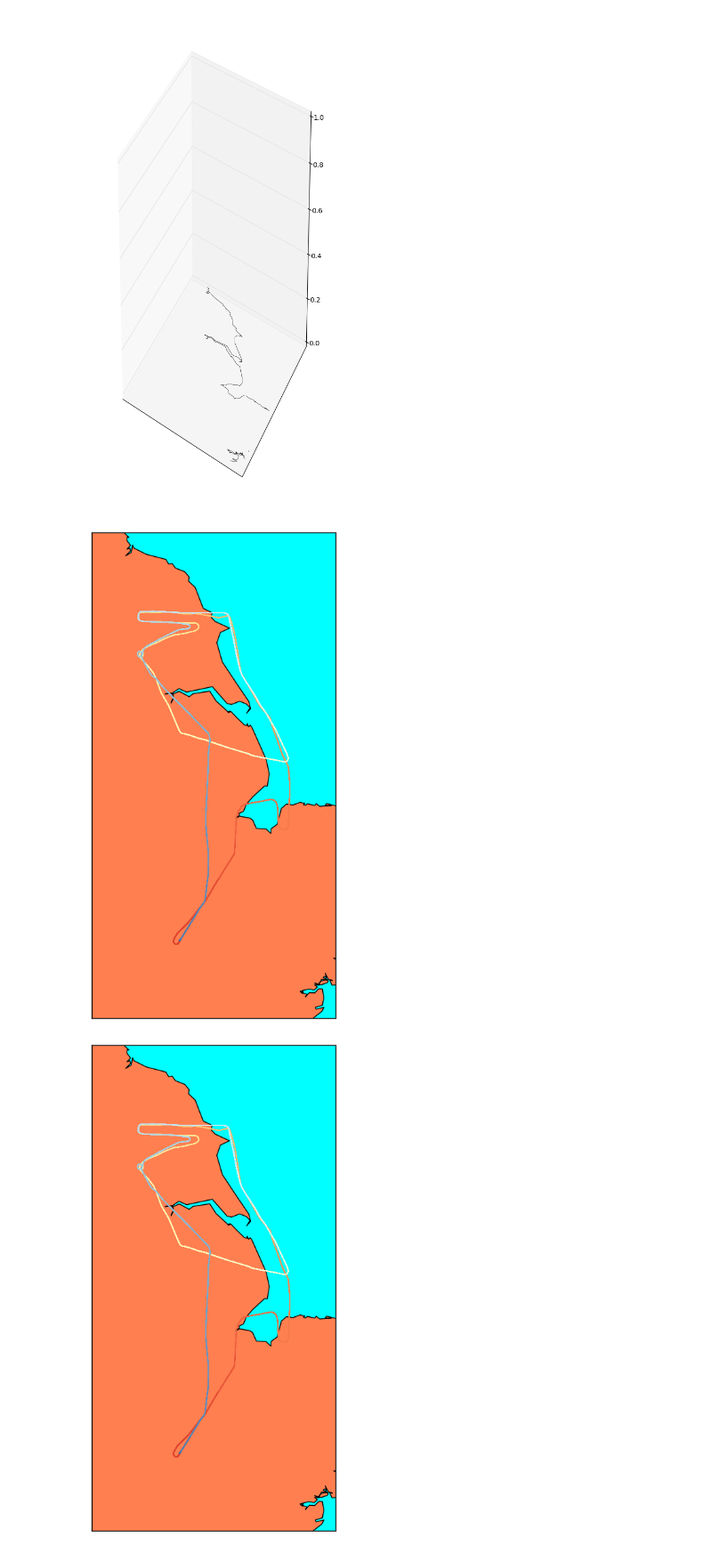
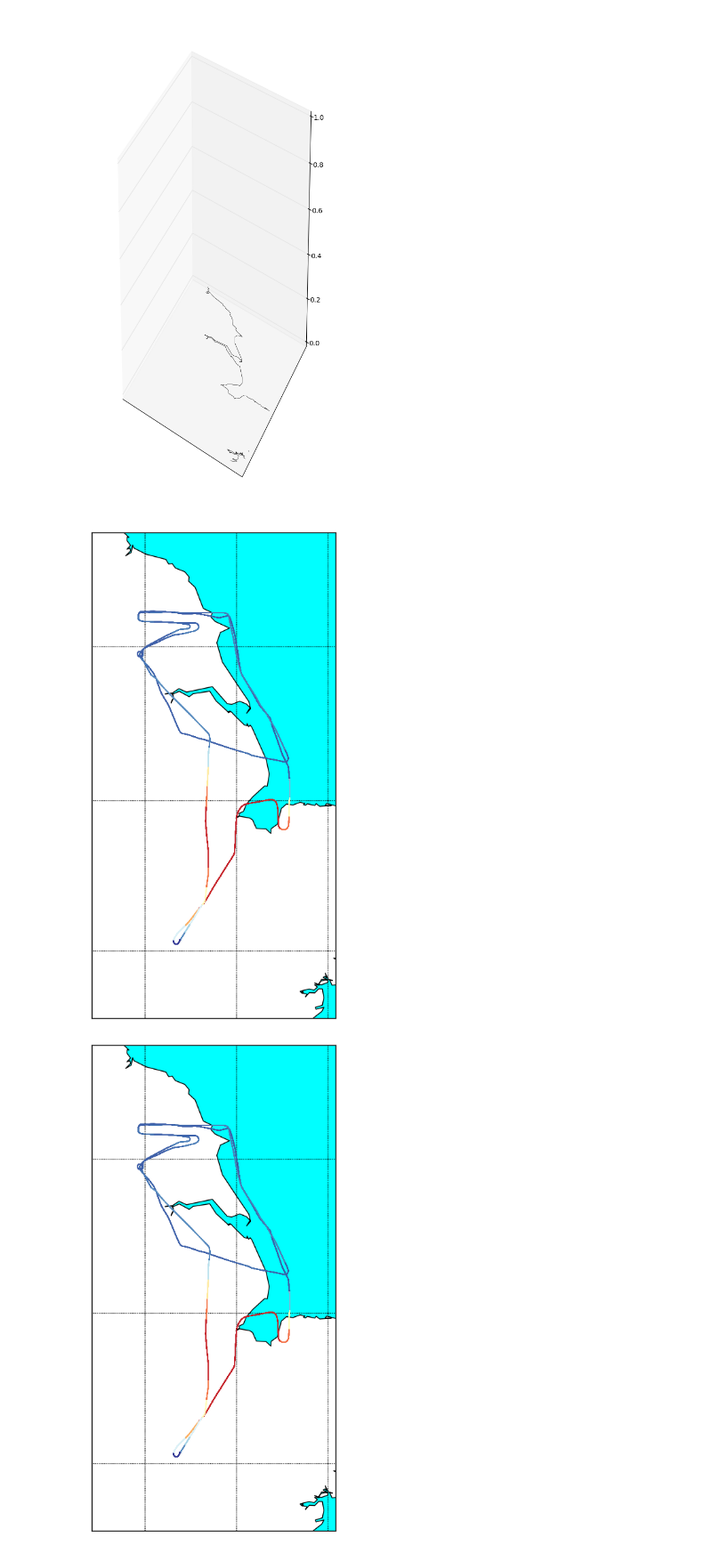
Before and after one commit to hannahannahannah/netcdf_project, a Jupyter notebook: day3-hack-day.ipynb, the cells around one changed output. Shown: that part at 89% size. Saved outputs shown, nothing was run; the diff lists cells and outputs as text; code cells hidden in the pictures.

```diff
--- a/day3-hack-day.ipynb
+++ b/day3-hack-day.ipynb
@@ -279,39 +279,48 @@ alt[alt==-9999]=['nan']
 max_lat = np.nanmax(lat)
 min_lat = np.nanmin(lat)
 max_lon = np.nanmax(lon)
 min_lon = np.nanmin(lon)
 
+#lon_f = lon[(np.isnan(lon)==False)]
+#lat_f = lat[(np.isnan(lat)==False)]
+#alt_f = alt[(np.isnan(alt)==False)]
 #lon = lon[np.logical_not(np.isnan(lon))]
 #lat = lat[np.logical_not(np.isnan(lat))]
 #alt = alt[np.logical_not(np.isnan(alt))]
 
 max_lat = max_lat +0.5
 min_lat = min_lat -0.5
 max_lon = max_lon +0.5
 min_lon = min_lon -0.5
 max_alt =(np.nanmax(alt))
 print(np.nanmin(alt))
 
 fig=plt.figure(figsize=(14, 10), dpi= 200, facecolor='w', edgecolor='k')
 m = Basemap(llcrnrlon=min_lon,llcrnrlat=min_lat,urcrnrlon=max_lon,urcrnrlat=max_lat, resolution='i', projection='merc', lat_0 = 40., lon_0 = -80)
 m.drawcoastlines()
 m.drawmapboundary(fill_color='aqua')
 # fill continents, set lake color same as ocean color.
 m.fillcontinents(color='white',lake_color='aqua')
-m.drawparallels(np.arange(10.,35.,5.))
-m.drawmeridians(np.arange(-120.,-80.,10.))
+m.drawparallels(np.arange(50.,58.,1.))
+m.drawmeridians(np.arange(-2.,2.,1.))
 
-time_spacer = np.linspace(1,25007,100)
+#airfield_lon = lon_f[1]
+#airfield_lat = lat_f[1]
+#x,y = map(airfield_lon, airfield_lat)
+#map.plot(x, y, 'bo', markersize=24)
+
+time_spacer = np.linspace(1,25007,200)
 counter = 0
-for i in range(45,99):
-    counter = counter + (1/(99-45))
+for i in range(100,199):
+    #counter = counter + (1/(99-45))
     get = time_spacer[i]
     get2 = time_spacer[i+1]
     x, y = m(lon,lat)
-    pl.plot(x[get:get2],y[get:get2],color=plt.cm.RdYlBu(counter))
+    alt_color = alt[get]/np.nanmax(alt)
+    pl.plot(x[get:get2],y[get:get2],color=plt.cm.RdYlBu(1-alt_color))
     display.clear_output(wait=True)
     display.display(pl.gcf())
-    time.sleep(0.01)
+    #time.sleep(0.01)
 # %% [output]
-[figure, old version]
+[figure, new version]
-[figure, old version]
+[figure, new version]
```
